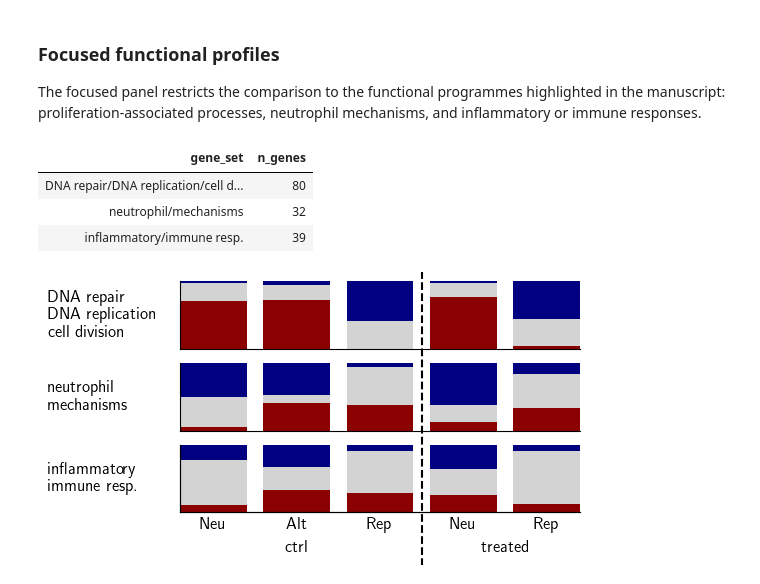
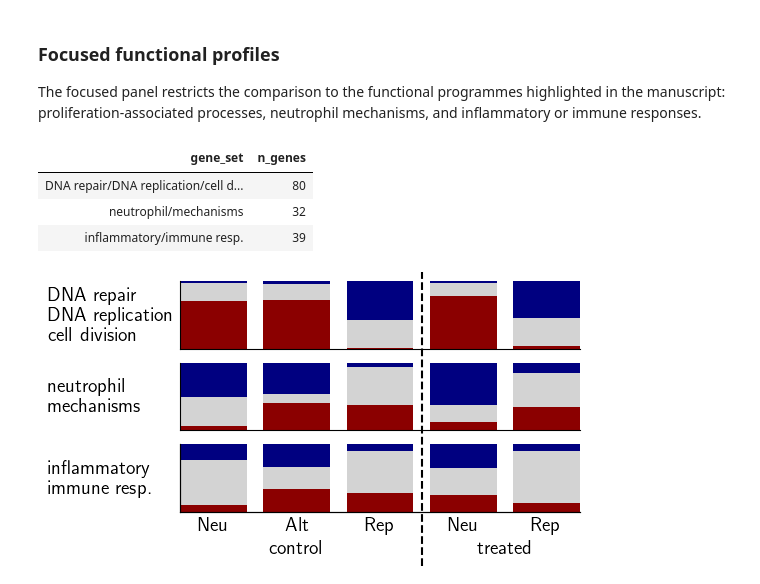
Before and after one commit to Theo-Roncalli/scbolt-case-studies, a Jupyter notebook: apl/notebooks/omics.ipynb, the cells around one changed output. Drawn from its saved outputs; the diff is of its cells as text; code cells hidden in the pictures.

```diff
--- a/apl/notebooks/omics.ipynb
+++ b/apl/notebooks/omics.ipynb
@@ -562,7 +757,8 @@ bin_macrostates = (
     .replace("-", "_")
 )
 bin_macrostates.index = pd.MultiIndex.from_tuples(
-    tuple(name.split("_")) for name in bin_macrostates.index
+    tuple("control" if value == "ctrl" else value for value in name.split("_"))
+    for name in bin_macrostates.index
 )
 
 bin_macrostates_preview = bin_macrostates.iloc[:, :8]
@@ -796,10 +837,12 @@ extended_marker_summary = display_counts(
     count_name="n_genes",
 )
 
+bin_macrostates = bin_macrostates.rename(index={"ctrl": "control"}, level=0)
+
 terminal_groups = [
-    ("ctrl", "Neu"),
-    ("ctrl", "Alt"),
-    ("ctrl", "Rep"),
+    ("control", "Neu"),
+    ("control", "Alt"),
+    ("control", "Rep"),
     ("treated", "Neu"),
     ("treated", "Rep"),
 ]
@@ -843,33 +886,33 @@ paper_go_terms = {
     "inflammatory/immune resp.": ["GO:0050778", "GO:0050729"],
 }
 
 paper_markers = {
     process_name: list(get_genes_from_go(go_ids, go2gene, go_dag, depth=0))
     for process_name, go_ids in paper_go_terms.items()
 }
 
 paper_marker_summary = display_counts(
     {name: len(genes) for name, genes in paper_markers.items()},
     index_name="gene_set",
     count_name="n_genes",
 )
 
 plot_binarisation_grid(
     bin_macrostates,
     markers=paper_markers,
     groups=terminal_groups,
     figsize=(5, 3),
-    label_fontsize=12,
-    tick_label_fontsize=12,
+    label_fontsize=14,
+    tick_label_fontsize=14,
     label_x=-0.33,
     left_margin=0.1,
 )
 plt.savefig(FIGURE_DIR / "markers.pdf", bbox_inches="tight")
 plt.show()
 plt.close()
 # %% [output]
 | gene_set | n_genes |
 | DNA repair/DNA replication/cell d... | 80 |
 | neutrophil/mechanisms | 32 |
 | inflammatory/immune resp. | 39 |
-[figure, old version]
+[figure, new version]
```
Also changed, not shown: parts of 14 cells of this notebook, 1 other file.
